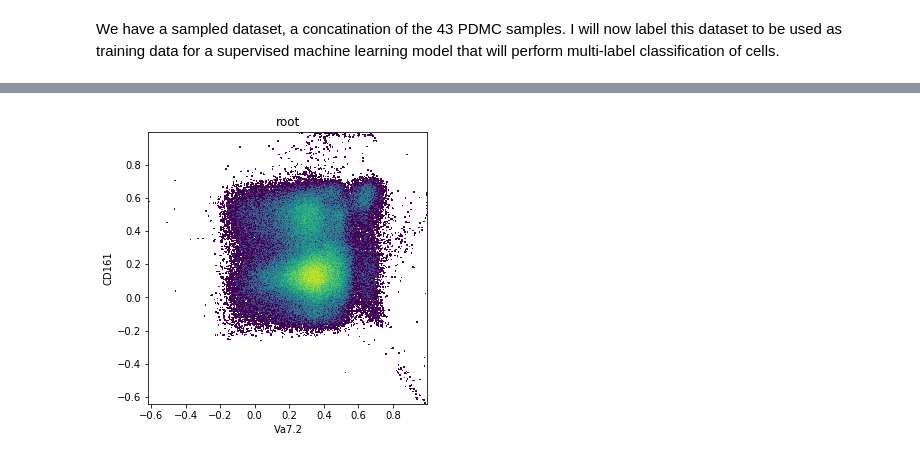
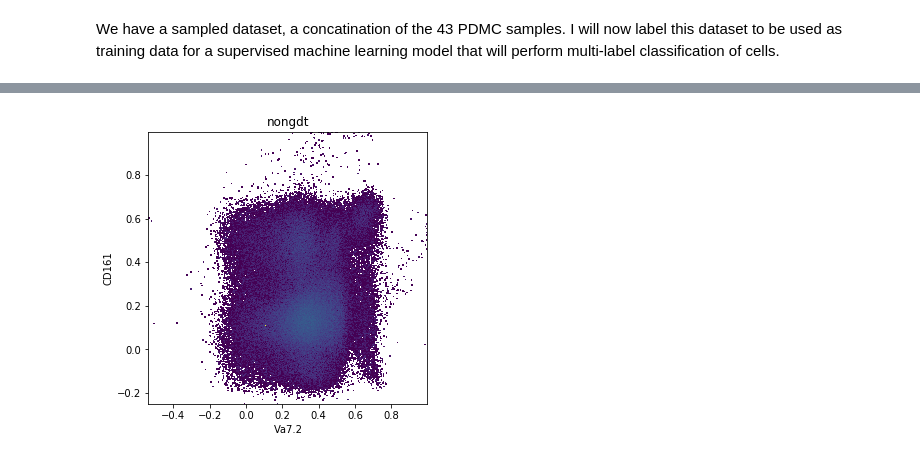
Before and after one commit to burtonrj/CytoPy, a Jupyter notebook: Notebooks/PD/3_Classification.ipynb, the cells around one changed output, grey strips where cells are left out. Drawn from its saved outputs; the diff is of its cells as text; code cells hidden in the pictures.

```diff
--- a/Notebooks/PD/3_Classification.ipynb
+++ b/Notebooks/PD/3_Classification.ipynb
@@ -56,5 +72,4 @@ sample.plotting.plot_population('root', 'Vd2', 'PanGD', transforms={'x': 'logicl
 # %%
-sample.plotting.plot_population('root', 'Va7.2', 'CD161', transforms={'x': 'logicle',
-                                                                  'y': 'logicle'})
+sample.plotting.plot_population('nongdt', 'Va7.2', 'CD161', transforms={'x': 'logicle', 'y': 'logicle'})
 # %% [output]
-[figure, old version]
+[figure, new version]
```
Also changed, not shown: parts of 12 cells of this notebook, 5 other files.
